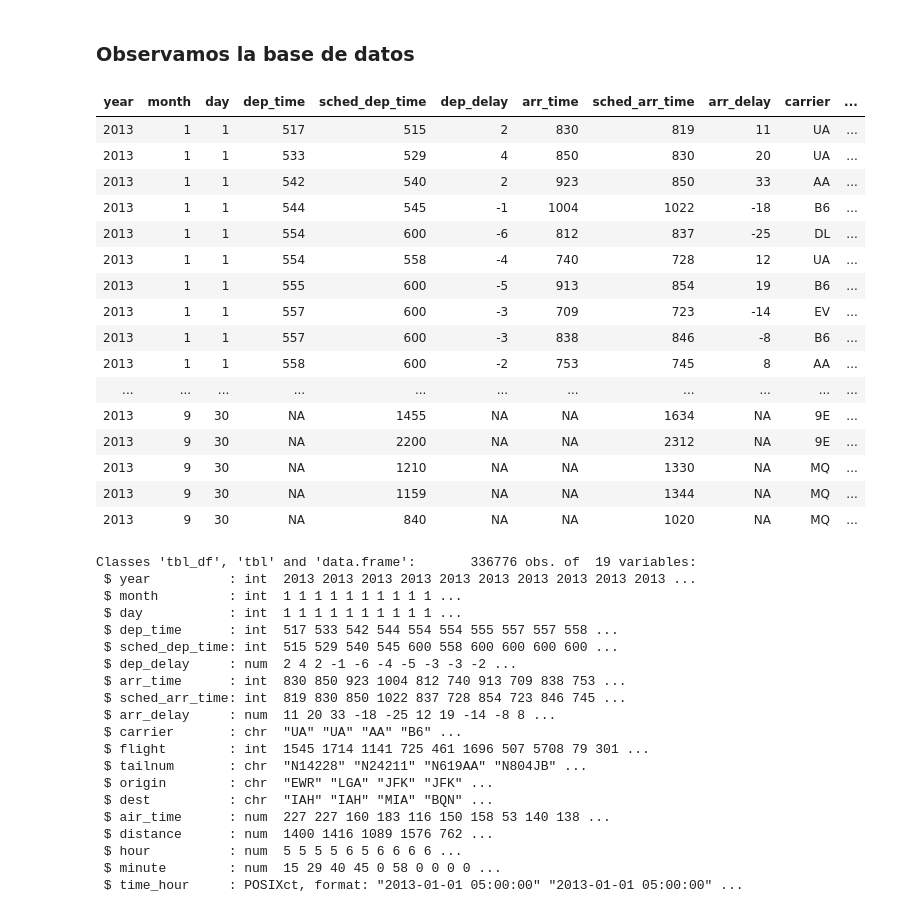
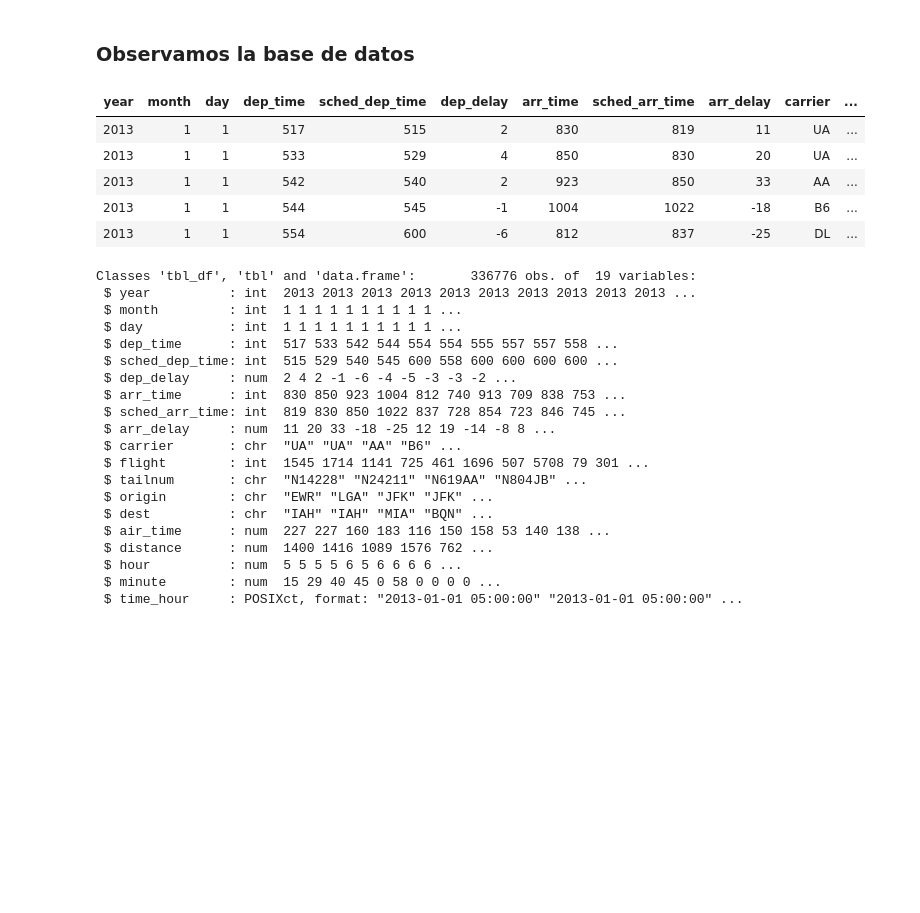
Before and after one commit to johanmarin/TtoBcoData-R, a Jupyter notebook: Sesión-3.ipynb, the cells around one changed output. Saved outputs shown, nothing was run; the diff lists cells and outputs as text; code cells hidden in the pictures; blank space fills up the shorter version.

Commit message:
add head

```diff
--- a/Sesión-3.ipynb
+++ b/Sesión-3.ipynb
@@ -20,26 +20,15 @@ require(tidyverse)
 require(nycflights13)
 # %% [markdown]
 ### Observamos la base de datos
-# %%
-flights
-# %% [output]
-| year | month | day | dep_time | sched_dep_time | dep_delay | arr_time | sched_arr_time | arr_delay | carrier | ... |
-| 2013 | 1 | 1 | 517 | 515 | 2 | 830 | 819 | 11 | UA | ... |
-| 2013 | 1 | 1 | 533 | 529 | 4 | 850 | 830 | 20 | UA | ... |
-| 2013 | 1 | 1 | 542 | 540 | 2 | 923 | 850 | 33 | AA | ... |
-| 2013 | 1 | 1 | 544 | 545 | -1 | 1004 | 1022 | -18 | B6 | ... |
-| 2013 | 1 | 1 | 554 | 600 | -6 | 812 | 837 | -25 | DL | ... |
-| 2013 | 1 | 1 | 554 | 558 | -4 | 740 | 728 | 12 | UA | ... |
-| 2013 | 1 | 1 | 555 | 600 | -5 | 913 | 854 | 19 | B6 | ... |
-| 2013 | 1 | 1 | 557 | 600 | -3 | 709 | 723 | -14 | EV | ... |
-| 2013 | 1 | 1 | 557 | 600 | -3 | 838 | 846 | -8 | B6 | ... |
-| 2013 | 1 | 1 | 558 | 600 | -2 | 753 | 745 | 8 | AA | ... |
-| ... | ... | ... | ... | ... | ... | ... | ... | ... | ... | ... |
-| 2013 | 9 | 30 | NA | 1455 | NA | NA | 1634 | NA | 9E | ... |
-| 2013 | 9 | 30 | NA | 2200 | NA | NA | 2312 | NA | 9E | ... |
-| 2013 | 9 | 30 | NA | 1210 | NA | NA | 1330 | NA | MQ | ... |
-| 2013 | 9 | 30 | NA | 1159 | NA | NA | 1344 | NA | MQ | ... |
-| 2013 | 9 | 30 | NA | 840 | NA | NA | 1020 | NA | MQ | ... |
+# %%
+head(flights, 5)
+# %% [output]
+| year | month | day | dep_time | sched_dep_time | dep_delay | arr_time | sched_arr_time | arr_delay | carrier | ... |
+| 2013 | 1 | 1 | 517 | 515 | 2 | 830 | 819 | 11 | UA | ... |
+| 2013 | 1 | 1 | 533 | 529 | 4 | 850 | 830 | 20 | UA | ... |
+| 2013 | 1 | 1 | 542 | 540 | 2 | 923 | 850 | 33 | AA | ... |
+| 2013 | 1 | 1 | 544 | 545 | -1 | 1004 | 1022 | -18 | B6 | ... |
+| 2013 | 1 | 1 | 554 | 600 | -6 | 812 | 837 | -25 | DL | ... |
 # %%
 str(flights)
 # %% [output]
```
Also changed, not shown: parts of 6 cells of this notebook.
